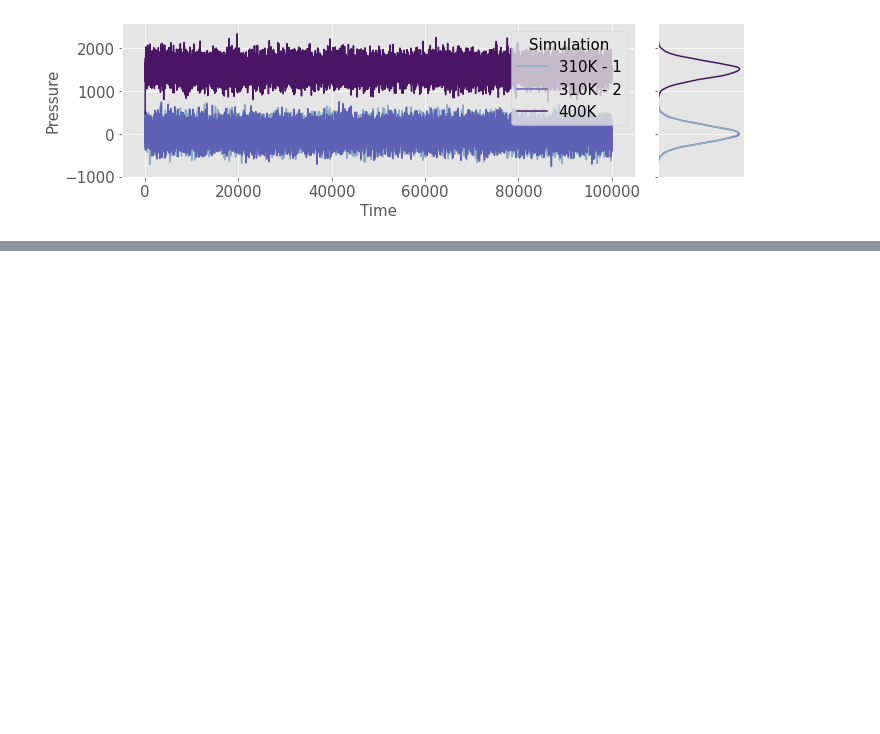
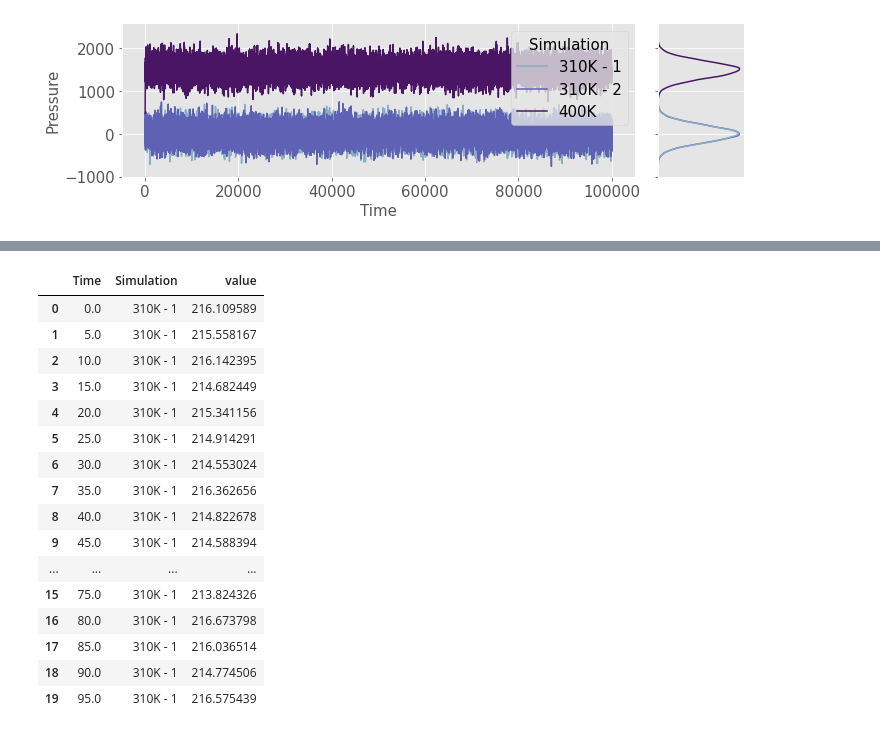
Before and after one commit to hellowithchicken/Biomolecular-Simulations, a Jupyter notebook: analysis.ipynb, the cells around one changed output, grey strips where cells are left out. Cells and saved outputs as stored; diff of their text form; code cells hidden in the pictures; blank space fills up the shorter version.

```diff
--- a/analysis.ipynb
+++ b/analysis.ipynb
@@ -164,0 +270,20 @@ plt.savefig("Figures/pressure.png")
+# %%
+df[df.Simulation == "310K - 1"].head(20)
+# %% [output]
+|  | Time | Simulation | value |
+| 0 | 0.0 | 310K - 1 | 216.109589 |
+| 1 | 5.0 | 310K - 1 | 215.558167 |
+| 2 | 10.0 | 310K - 1 | 216.142395 |
+| 3 | 15.0 | 310K - 1 | 214.682449 |
+| 4 | 20.0 | 310K - 1 | 215.341156 |
+| 5 | 25.0 | 310K - 1 | 214.914291 |
+| 6 | 30.0 | 310K - 1 | 214.553024 |
+| 7 | 35.0 | 310K - 1 | 216.362656 |
+| 8 | 40.0 | 310K - 1 | 214.822678 |
+| 9 | 45.0 | 310K - 1 | 214.588394 |
+| ... | ... | ... | ... |
+| 15 | 75.0 | 310K - 1 | 213.824326 |
+| 16 | 80.0 | 310K - 1 | 216.673798 |
+| 17 | 85.0 | 310K - 1 | 216.036514 |
+| 18 | 90.0 | 310K - 1 | 214.774506 |
+| 19 | 95.0 | 310K - 1 | 216.575439 |
```
Also changed, not shown: parts of 14 cells of this notebook, 16 other files.
